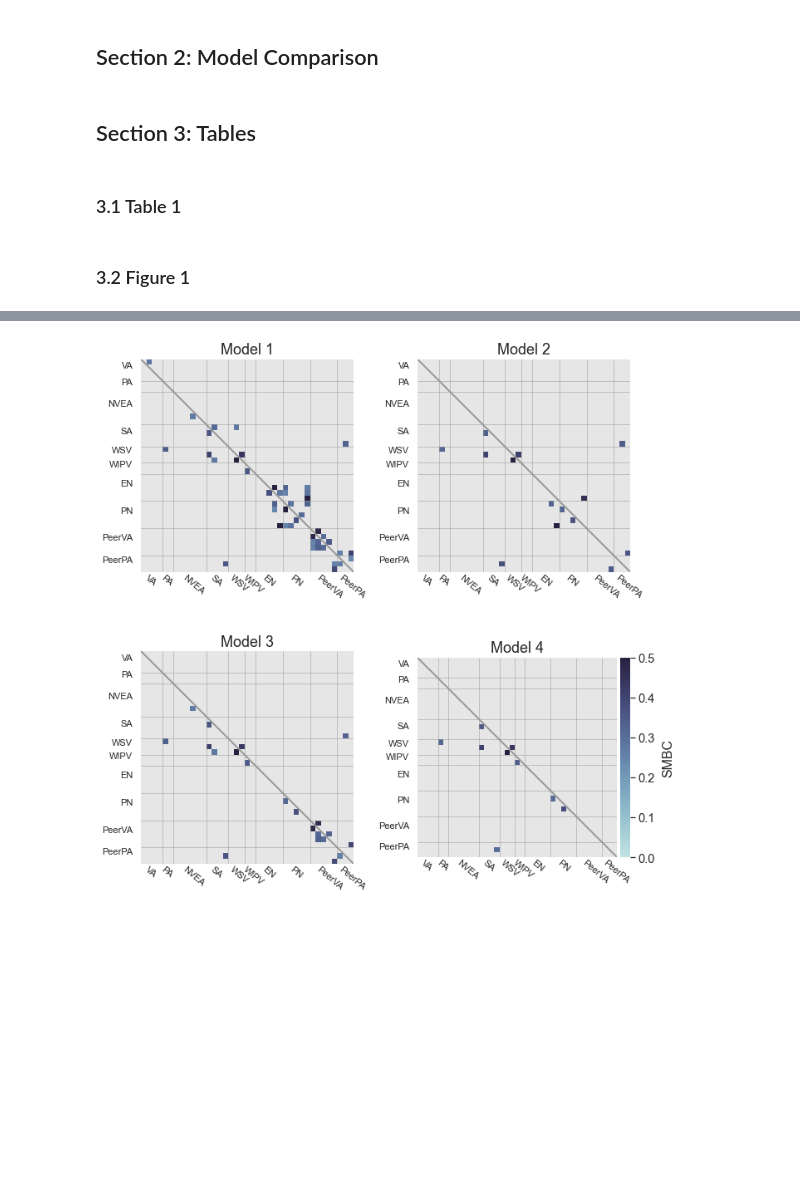
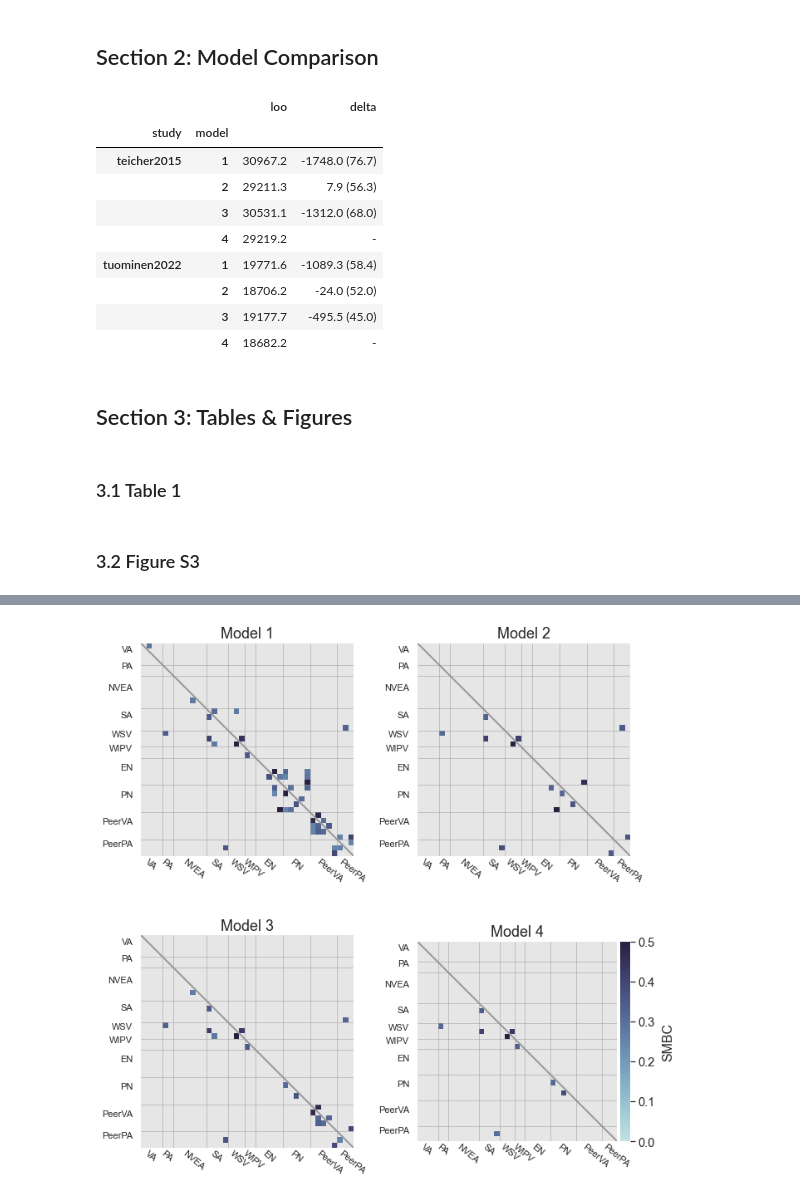
Before and after one commit to szorowi1/mace-irt, a Jupyter notebook: 02_PPMC.ipynb, the cells around one changed output, grey strips where cells are left out. Drawn from its saved outputs; the diff is of its cells as text; code cells hidden in the pictures; blank space fills up the shorter version.

```diff
--- a/02_PPMC.ipynb
+++ b/02_PPMC.ipynb
@@ -79,7 +108,0 @@ lambda: 0.000 [0.000, 0.000]
-# %%
-poly = read_csv('stan_results/polychoric.csv')
-
-for study in ['teicher2015', 'tuominen2022']:
-    corr = poly.pivot_table(study, 'k1', 'k2').values
-    _, eig, _ = np.linalg.svd(corr)
-    print(eig.round(1)[:4])
@@ -189,16 +108,0 @@ lambda_max:     0.698 [0.606, 0.788]
-# %%
-## Define I/O parameters.
-studies = ['teicher2015','tuominen2022']
-
-## Main loop.
-for i, study in enumerate(studies):
-
-    l1 = read_csv(os.path.join('stan_results', study, 'grmq_m1.tsv.gz'), sep='\t',
-                  compression='gzip').filter(regex=f'lambda\[[0-9]*,1\]').values
-    l2 = read_csv(os.path.join('stan_results', study, 'grmq_m2.tsv.gz'), sep='\t',
-                  compression='gzip').filter(regex=f'lambda\[[0-9]*,1\]').values
-
-    ## Compute relative bias.
-    bias = np.median((l1 - l2) / l2, axis=1)
-    mu = np.median(bias); lb, ub = hdi(bias, hdi_prob=0.95)
-    print('%s:\t%0.3f [%0.3f, %0.3f]' %(study, mu, lb, ub))
@@ -395,48 +157,59 @@ models = [1,2,3,4]
 #~~~~~~~~~~~~~~~~~~~~~~~~~~~~~~~~~~~~~~~~~~#
 
 ## Preallocate space.
-ppmc0 = []
+loocv = []
 
 for study in studies:
 
     for m in models:
 
         ## Load data.
-        df = read_csv(os.path.join('stan_results', study, f'grmq_m{m}_ppmc0.csv'))
+        df = read_csv(os.path.join('stan_results', study, f'grmq_m{m}_ppmc.csv'))
 
         ## Compute LOO-CV.
         loo = -2 * df.loo.sum()
 
         ## Append.
-        ppmc0.append(dict(study=study, model=m, loo=loo))
+        loocv.append(dict(study=study, model=m, loo=loo))
 
 ## Convert to DataFrame.
-ppmc0 = DataFrame(ppmc0).sort_values(['study', 'model']).set_index(['study','model']).round(1)
+loocv = DataFrame(loocv).sort_values(['study', 'model']).set_index(['study','model']).round(1)
 
 ## Iteratively add comparison.
-ppmc0['delta'] = '-'
+loocv['delta'] = '-'
 for study in studies:
 
     ## Load winning model.
-    x = read_csv(os.path.join('stan_results', study, f'grmq_m4_ppmc0.csv'))
+    x = read_csv(os.path.join('stan_results', study, f'grmq_m4_ppmc.csv'))
 
     for m in [1,2,3]:
 
         ## Load alternate model.
-        y = read_csv(os.path.join('stan_results', study, f'grmq_m{m}_ppmc0.csv'))
+        y = read_csv(os.path.join('stan_results', study, f'grmq_m{m}_ppmc.csv'))
 
         ## Compute delta-LOO.
         arr = (-2*x.loo) - (-2*y.loo)
         mu = np.sum(arr)
         se = np.std(arr) * np.sqrt(len(x))
 
         ## Store.
-        ppmc0.loc[(study,m),'delta'] = '%0.1f (%0.1f)' %(mu, se)
+        loocv.loc[(study,m),'delta'] = '%0.1f (%0.1f)' %(mu, se)
 
 ## Display DataFrame.
-ppmc0
+loocv
+# %% [output]
+|  |  | loo | delta |
+| study | model |  |  |
+| teicher2015 | 1 | 30967.2 | -1748.0 (76.7) |
+|  | 2 | 29211.3 | 7.9 (56.3) |
+|  | 3 | 30531.1 | -1312.0 (68.0) |
+|  | 4 | 29219.2 | - |
+| tuominen2022 | 1 | 19771.6 | -1089.3 (58.4) |
+|  | 2 | 18706.2 | -24.0 (52.0) |
+|  | 3 | 19177.7 | -495.5 (45.0) |
+|  | 4 | 18682.2 | - |
 # %% [markdown]
-## Section 3: Tables
+## Section 3: Tables & Figures
 # %% [markdown]
 ### 3.1 Table 1
 # %%
@@ -450,4 +223,4 @@ table
 ## Convert to Latex.
 print(table.to_latex())
 # %% [markdown]
-### 3.2 Figure 1
+### 3.2 Figure S3
```
Also changed, not shown: parts of 27 cells of this notebook, 4 other files.
